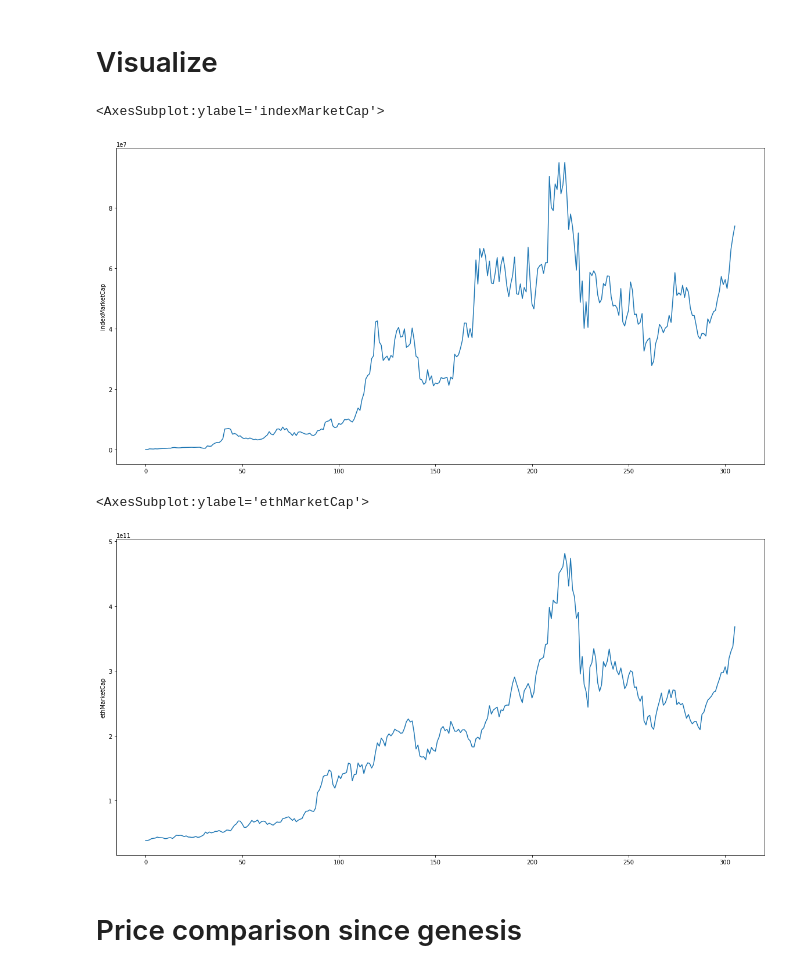
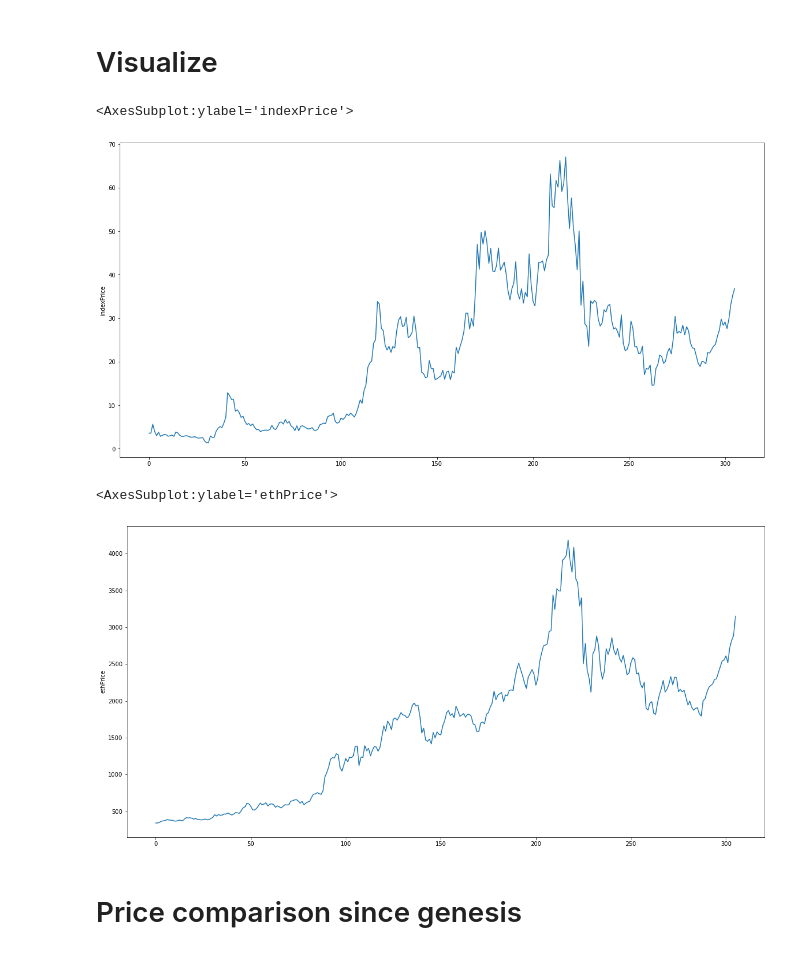
Before and after one commit to IndexCoop/index-coop-analytics, a Jupyter notebook: kpis/index-token-kpi/indexTokenKPIs.ipynb, the cells around one changed output. Saved outputs shown, nothing was run; the diff lists cells and outputs as text; code cells hidden in the pictures.

```diff
--- a/kpis/index-token-kpi/indexTokenKPIs.ipynb
+++ b/kpis/index-token-kpi/indexTokenKPIs.ipynb
@@ -140,16 +134,16 @@ mainDf = pd.merge(newTimeDf, mainDf, on='unixTime')
 # Visualize
 # %%
 plt.figure(figsize=(20,10))
-sns.lineplot(x=mainDf.index, y=mainDf.indexMarketCap)
+sns.lineplot(x=mainDf.index, y=mainDf.indexPrice)
 # %% [output]
-<AxesSubplot:ylabel='indexMarketCap'>
+<AxesSubplot:ylabel='indexPrice'>
-[figure, old version]
+[figure, new version]
 # %%
 plt.figure(figsize=(20,10))
-sns.lineplot(x=mainDf.index, y=mainDf.ethMarketCap)
+sns.lineplot(x=mainDf.index, y=mainDf.ethPrice)
 # %% [output]
-<AxesSubplot:ylabel='ethMarketCap'>
+<AxesSubplot:ylabel='ethPrice'>
-[figure, old version]
+[figure, new version]
 # %% [markdown]
 # Price comparison since genesis
 # %%
```
Also changed, not shown: parts of 2 cells of this notebook.
